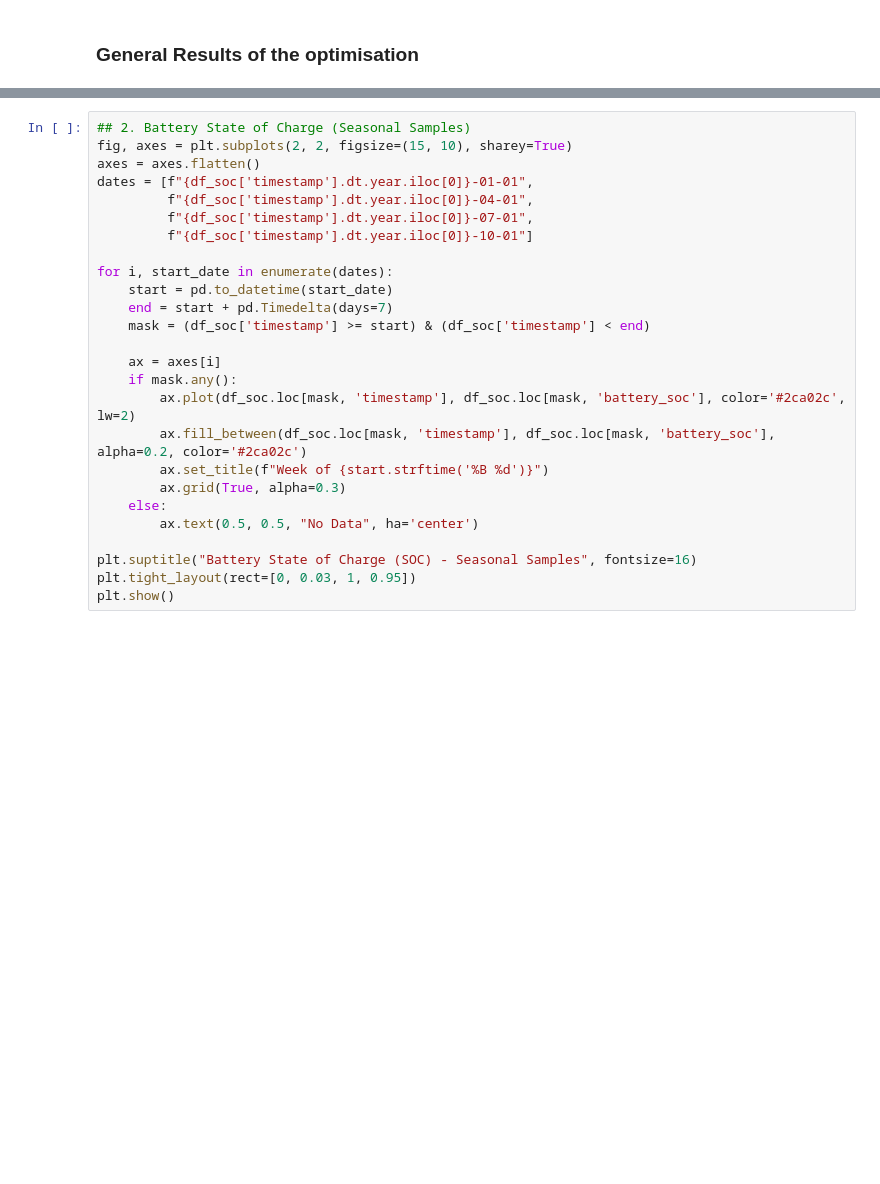
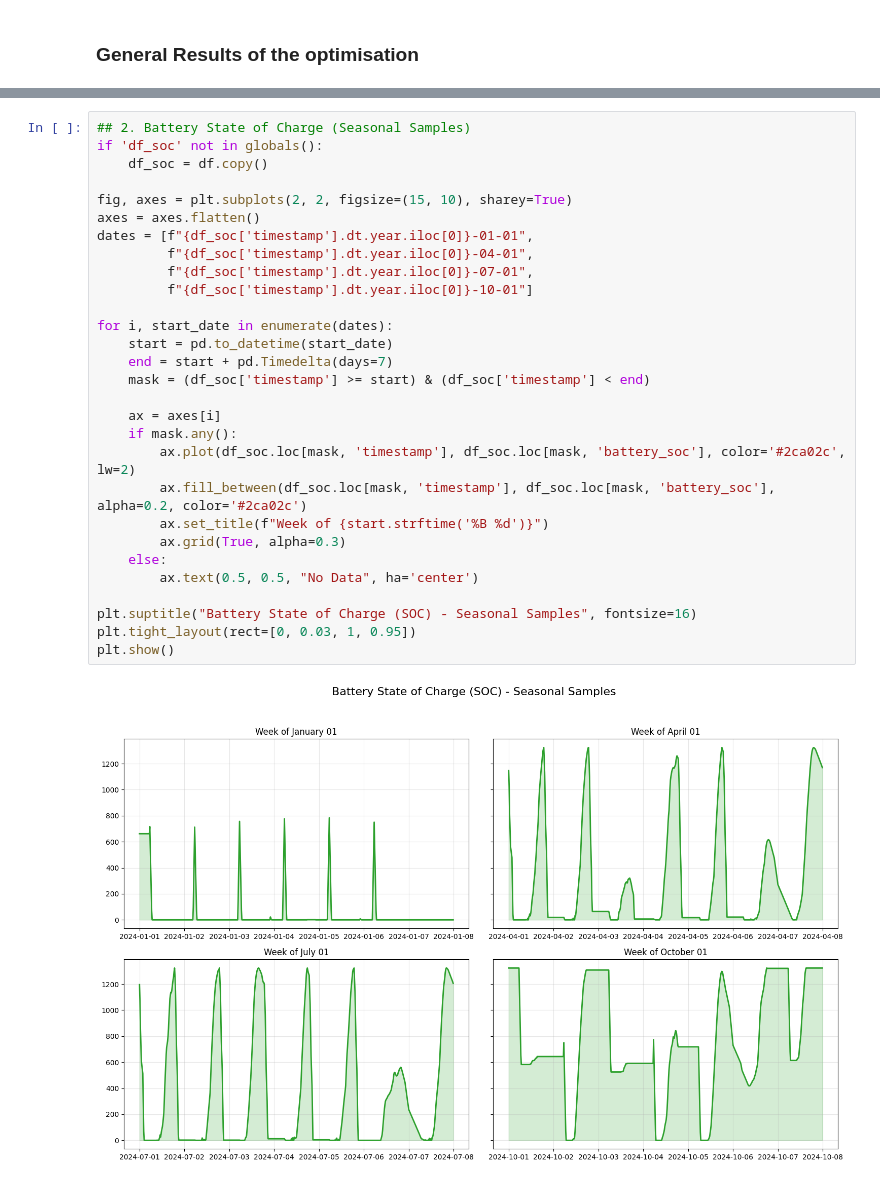
Before and after one commit to diegomalsiner1/CS1-Swiss-Post, a Jupyter notebook: results_sheet.ipynb, the cells around one changed output, grey strips where cells are left out. Drawn from its saved outputs; the diff is of its cells as text; blank space fills up the shorter version.

```diff
--- a/results_sheet.ipynb
+++ b/results_sheet.ipynb
@@ -30,29 +281,34 @@ display(kpi_df.style.format({"Value": "{:,.2f}"}))
 # %%
 ## 2. Battery State of Charge (Seasonal Samples)
+if 'df_soc' not in globals():
+    df_soc = df.copy()
+
 fig, axes = plt.subplots(2, 2, figsize=(15, 10), sharey=True)
 axes = axes.flatten()
 dates = [f"{df_soc['timestamp'].dt.year.iloc[0]}-01-01",
          f"{df_soc['timestamp'].dt.year.iloc[0]}-04-01",
          f"{df_soc['timestamp'].dt.year.iloc[0]}-07-01",
          f"{df_soc['timestamp'].dt.year.iloc[0]}-10-01"]
 
 for i, start_date in enumerate(dates):
     start = pd.to_datetime(start_date)
     end = start + pd.Timedelta(days=7)
     mask = (df_soc['timestamp'] >= start) & (df_soc['timestamp'] < end)
 
     ax = axes[i]
     if mask.any():
         ax.plot(df_soc.loc[mask, 'timestamp'], df_soc.loc[mask, 'battery_soc'], color='#2ca02c', lw=2)
         ax.fill_between(df_soc.loc[mask, 'timestamp'], df_soc.loc[mask, 'battery_soc'], alpha=0.2, color='#2ca02c')
         ax.set_title(f"Week of {start.strftime('%B %d')}")
         ax.grid(True, alpha=0.3)
     else:
         ax.text(0.5, 0.5, "No Data", ha='center')
 
 plt.suptitle("Battery State of Charge (SOC) - Seasonal Samples", fontsize=16)
 plt.tight_layout(rect=[0, 0.03, 1, 0.95])
 plt.show()
+# %% [output]
+[figure, added]
 # %%
 ## 3. Financial Projection
 fig, ax1 = plt.subplots(figsize=(12, 6))
```
Also changed, not shown: parts of 11 cells of this notebook, 6 other files.
